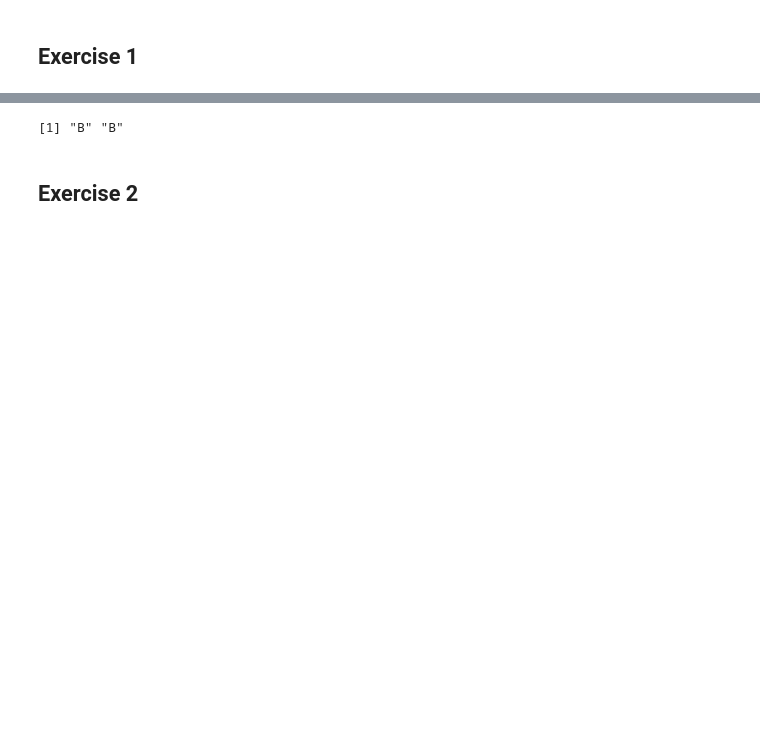
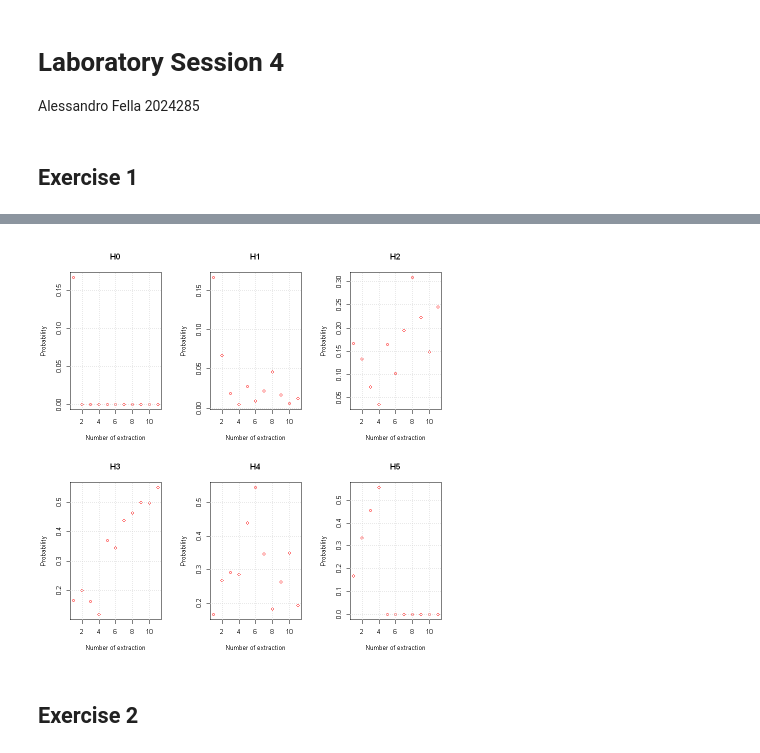
Before and after one commit to AlessandrodotF/R, a Jupyter notebook: Exe04/Exe04_Alessandro_Fella.ipynb, the cells around one changed output, grey strips where cells are left out. Drawn from its saved outputs; the diff is of its cells as text; code cells hidden in the pictures; blank space fills up the shorter version.

```diff
--- a/Exe04/Exe04_Alessandro_Fella.ipynb
+++ b/Exe04/Exe04_Alessandro_Fella.ipynb
@@ -1,3 +1,6 @@
+# %% [markdown]
+# Laboratory Session 4
+Alessandro Fella 2024285
 # %% [markdown]
 ## Exercise 1
 # %%
@@ -14,35 +17,54 @@ cat('H4: ',H4, '\n')
 H5 <- rep('W', 5)
 cat('H5: ',H5, '\n')
 
-probB <- c(1, 4/5, 3/5, 2/5, 1/5, 0)
-probW <- c(0, 1/5, 2/5, 3/5, 4/5, 1)
+pW <- c(0, 1/5, 2/5, 3/5, 4/5, 1)
 
+bayes <- function(p, extraction) {
+    if (extraction == 'W') {
+        numer <- (pW * p)
+        denom <- sum(pW * p)
+        }
+    else {
+        numer <- (1-pW) * p
+        denom <- sum((1-pW) * p)
+    }
+    return(numer/denom)
+}
+f <- function(question_1) {
+    prob <- rep(1/6,6)
+    extraction <- prob
+    for (i in 1:question_1) {
+        question_2 <- readline(prompt="What color have you drawn? ")
+        prob <- bayes(prob, question_2)
+        extraction <- append(extraction, prob)
 
-f <- function() {
-    c <- readline(prompt="How many extraction? ")
-    extraction <- (NULL)
-    prob <- rep(1/6,6)
-    for (i in 1:c) {
-        ex <- readline(prompt="What color have you drawn? ")
-        prob <- bayes(prob, ex)
-        cat(prob, '\n')
-        extraction <- c(extraction, ex)
         }
-
+    extraction <- matrix(extraction,nrow=as.integer(question_1)+1,ncol=6,byrow=TRUE)
     return(extraction)
 }
 
-bayes <- function(prob, extr) {
-    if (extr == 'B') {
-        num <- probB * prob
-        den <- sum(probB * prob)
-        }
-    else {
-        num <- probW * prob
-        den <- sum(probW * prob)
-    }
-    return(num/den)
-}
+question_1 <- readline(prompt="How many extraction? ")
+extraction<-f(question_1)
+print(paste0("Probability H0 :", extraction[as.integer(question_1),1]))
+print(paste0("Probability H1 :", extraction[as.integer(question_1),2]))
+print(paste0("Probability H2 :", extraction[as.integer(question_1),3]))
+print(paste0("Probability H3 :", extraction[as.integer(question_1),4]))
+print(paste0("Probability H4 :", extraction[as.integer(question_1),5]))
+print(paste0("Probability H5 :", extraction[as.integer(question_1),6]))
+
+par(mfrow=c(2,3))
+plot(1:dim(extraction)[1],extraction[1:dim(extraction)[1],1],main = "H0",col = "red",bg = "red", xlab = "Number of extraction", ylab = "Probability")
+grid()
+plot(1:dim(extraction)[1],extraction[1:dim(extraction)[1],2],main = "H1",col = "red",bg = "red", xlab = "Number of extraction", ylab = "Probability")
+grid()
+plot(1:dim(extraction)[1],extraction[1:dim(extraction)[1],3],main = "H2",col = "red",bg = "red",xlab = "Number of extraction",ylab = "Probability")
+grid()
+plot(1:dim(extraction)[1],extraction[1:dim(extraction)[1],4],main = "H3",col = "red",bg = "red",xlab = "Number of extraction",ylab = "Probability")
+grid()
+plot(1:dim(extraction)[1],extraction[1:dim(extraction)[1],5],main = "H4",col = "red",bg = "red",xlab = "Number of extraction",ylab = "Probability")
+grid()
+plot(1:dim(extraction)[1],extraction[1:dim(extraction)[1],6],main = "H5",col = "red",bg = "red",xlab = "Number of extraction",ylab = "Probability")
+grid()
 # %% [output]
 H0:  B B B B B
 H1:  B B B B W
@@ -58,3 +86,3 @@ What color have you drawn? B
-[1] "B" "B"
+[figure, added]
 # %% [markdown]
 ## Exercise 2
```
Also changed, not shown: parts of 5 cells of this notebook.
